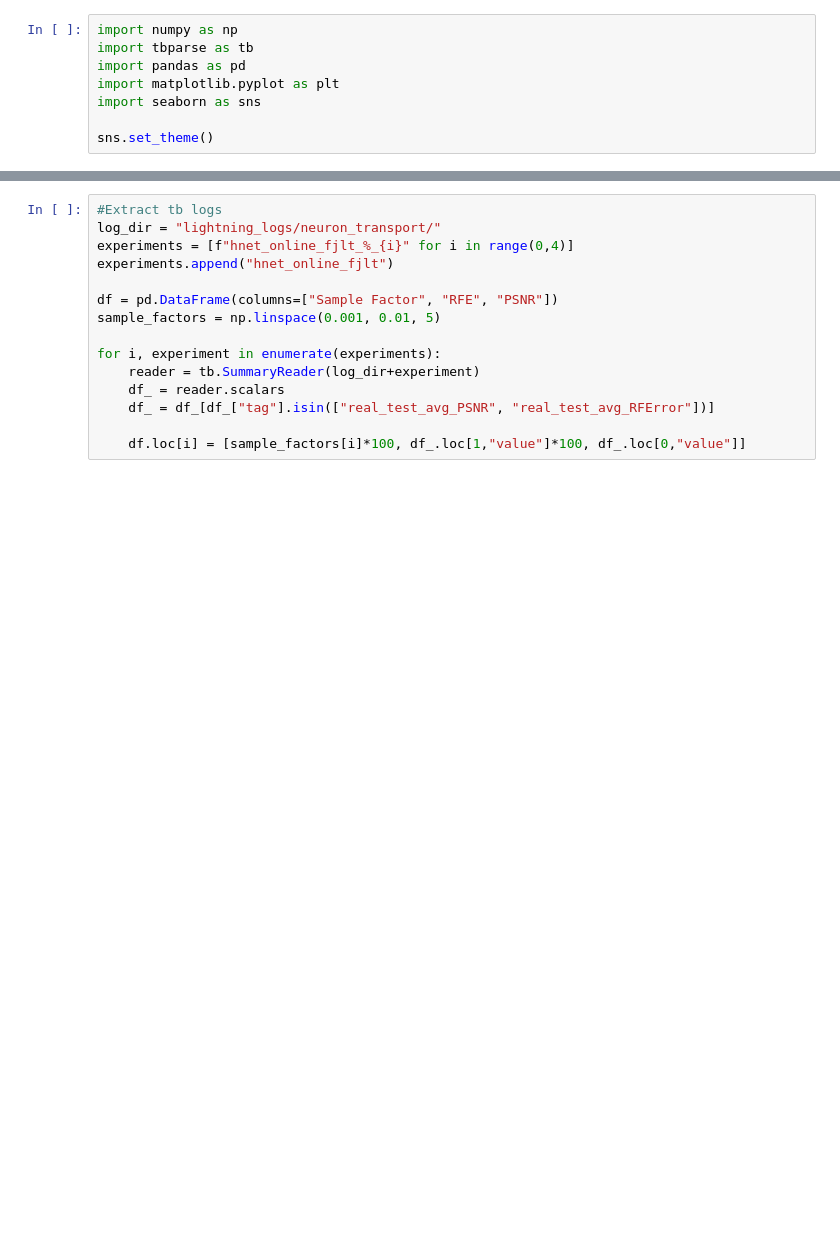
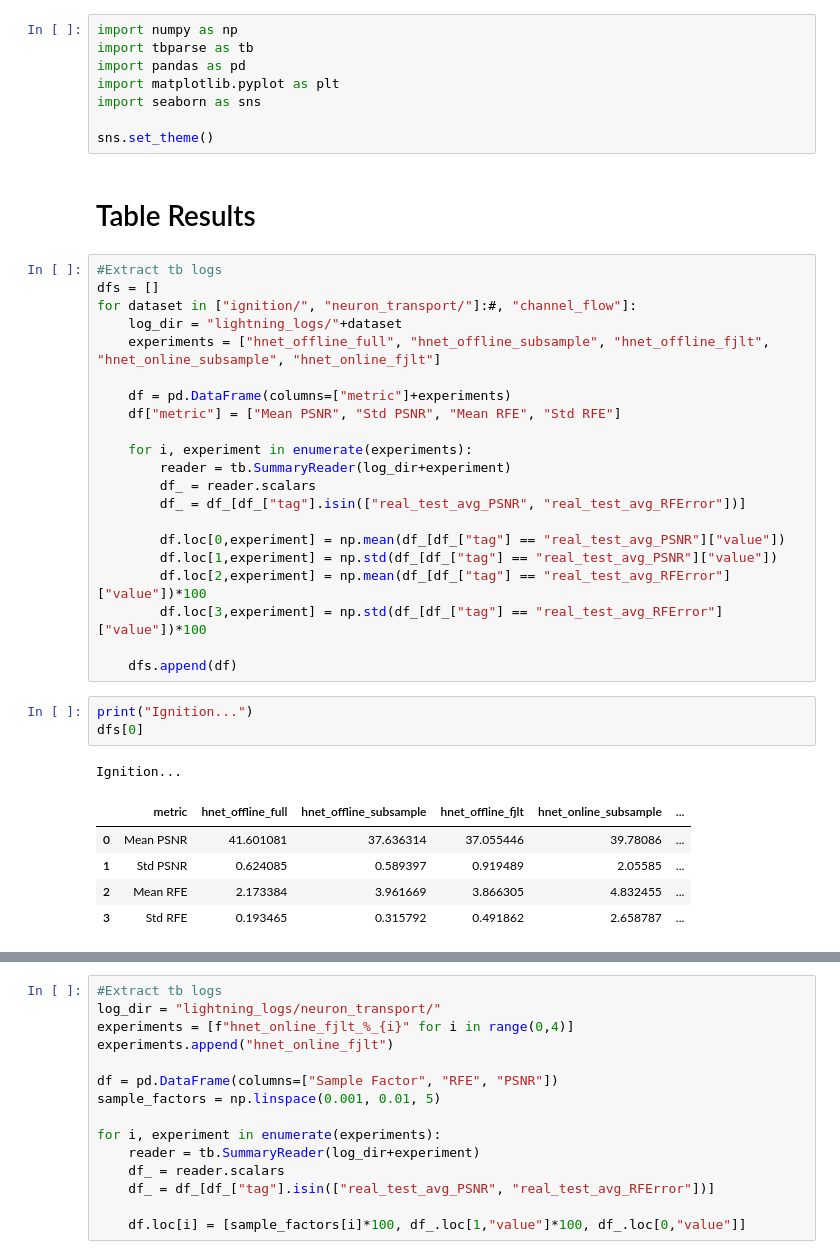
Before and after one commit to RS-Coop/Implicit-Neural-Compression, a Jupyter notebook: Paper Results.ipynb, the cells around one changed output, grey strips where cells are left out. Cells and saved outputs as stored; diff of their text form; blank space fills up the shorter version.

```diff
--- a/Paper Figures.ipynb
+++ b/Paper Results.ipynb
@@ -6,3 +6,36 @@ import matplotlib.pyplot as plt
 import seaborn as sns
 
 sns.set_theme()
+# %% [markdown]
+# Table Results
+# %%
+#Extract tb logs
+dfs = []
+for dataset in ["ignition/", "neuron_transport/"]:#, "channel_flow"]:
+    log_dir = "lightning_logs/"+dataset
+    experiments = ["hnet_offline_full", "hnet_offline_subsample", "hnet_offline_fjlt", "hnet_online_subsample", "hnet_online_fjlt"]
+
+    df = pd.DataFrame(columns=["metric"]+experiments)
+    df["metric"] = ["Mean PSNR", "Std PSNR", "Mean RFE", "Std RFE"]
+
+    for i, experiment in enumerate(experiments):
+        reader = tb.SummaryReader(log_dir+experiment)
+        df_ = reader.scalars
+        df_ = df_[df_["tag"].isin(["real_test_avg_PSNR", "real_test_avg_RFError"])]
+
+        df.loc[0,experiment] = np.mean(df_[df_["tag"] == "real_test_avg_PSNR"]["value"])
+        df.loc[1,experiment] = np.std(df_[df_["tag"] == "real_test_avg_PSNR"]["value"])
+        df.loc[2,experiment] = np.mean(df_[df_["tag"] == "real_test_avg_RFError"]["value"])*100
+        df.loc[3,experiment] = np.std(df_[df_["tag"] == "real_test_avg_RFError"]["value"])*100
+
+    dfs.append(df)
+# %%
+print("Ignition...")
+dfs[0]
+# %% [output]
+Ignition...
+|  | metric | hnet_offline_full | hnet_offline_subsample | hnet_offline_fjlt | hnet_online_subsample | ... |
+| 0 | Mean PSNR | 41.601081 | 37.636314 | 37.055446 | 39.78086 | ... |
+| 1 | Std PSNR | 0.624085 | 0.589397 | 0.919489 | 2.05585 | ... |
+| 2 | Mean RFE | 2.173384 | 3.961669 | 3.866305 | 4.832455 | ... |
+| 3 | Std RFE | 0.193465 | 0.315792 | 0.491862 | 2.658787 | ... |
```
Also changed, not shown: parts of 4 cells of this notebook, 12 other files.
